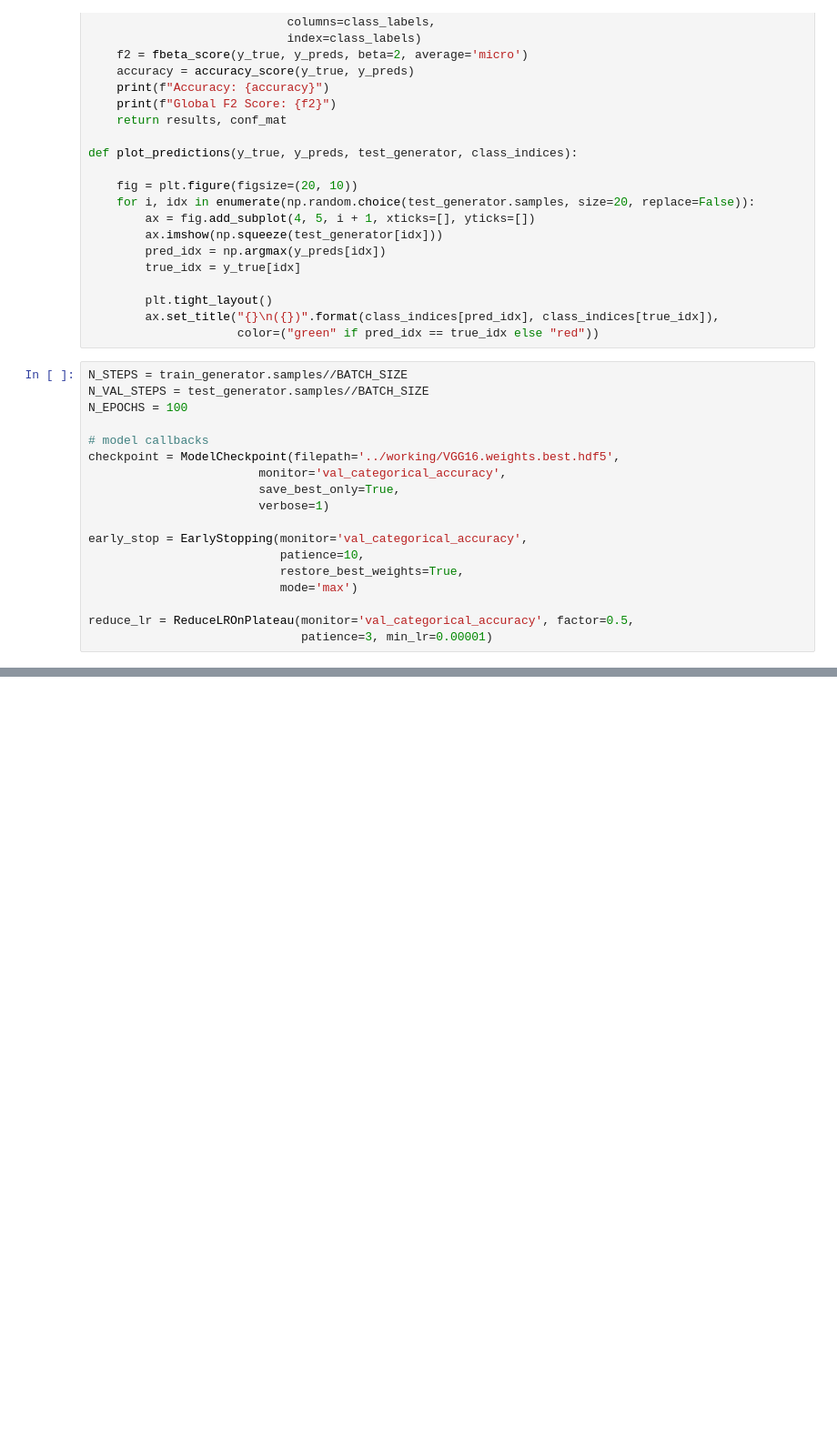
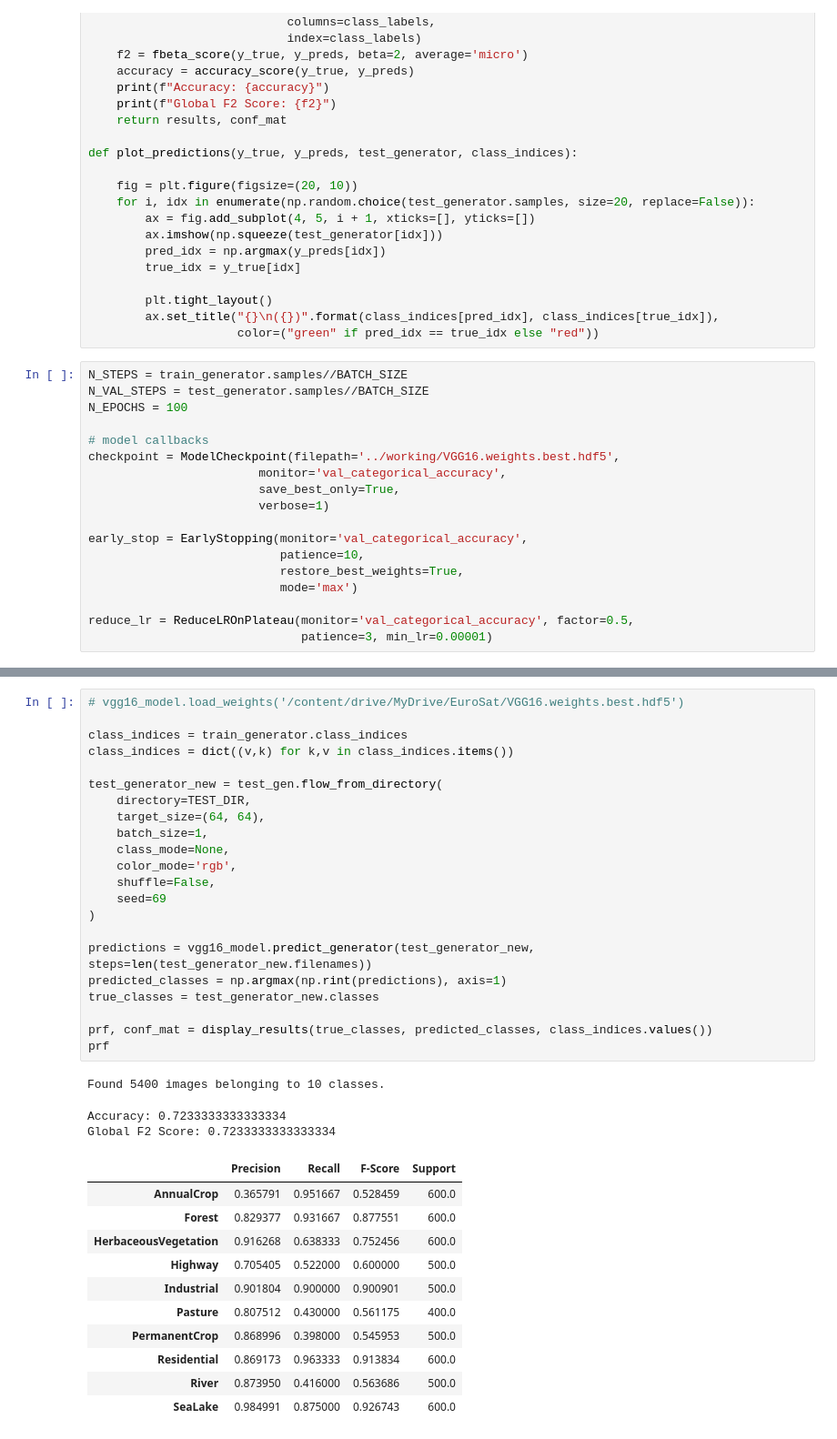
Before and after one commit to Elangoraj/LandCover-Image-Classification, a Jupyter notebook: LandCover_Classification.ipynb, the cells around one changed output, grey strips where cells are left out. Shown at 91% size. Cells and saved outputs as stored; diff of their text form; blank space fills up the shorter version.

```diff
--- a/LandCover_Classification.ipynb
+++ b/LandCover_Classification.ipynb
@@ -367,0 +425,37 @@ reduce_lr = ReduceLROnPlateau(monitor='val_categorical_accuracy', factor=0.5,
+# %%
+# vgg16_model.load_weights('/content/drive/MyDrive/EuroSat/VGG16.weights.best.hdf5')
+
+class_indices = train_generator.class_indices
+class_indices = dict((v,k) for k,v in class_indices.items())
+
+test_generator_new = test_gen.flow_from_directory(
+    directory=TEST_DIR,
+    target_size=(64, 64),
+    batch_size=1,
+    class_mode=None,
+    color_mode='rgb',
+    shuffle=False,
+    seed=69
+)
+
+predictions = vgg16_model.predict_generator(test_generator_new, steps=len(test_generator_new.filenames))
+predicted_classes = np.argmax(np.rint(predictions), axis=1)
+true_classes = test_generator_new.classes
+
+prf, conf_mat = display_results(true_classes, predicted_classes, class_indices.values())
+prf
+# %% [output]
+Found 5400 images belonging to 10 classes.
+Accuracy: 0.7233333333333334
+Global F2 Score: 0.7233333333333334
+|  | Precision | Recall | F-Score | Support |
+| AnnualCrop | 0.365791 | 0.951667 | 0.528459 | 600.0 |
+| Forest | 0.829377 | 0.931667 | 0.877551 | 600.0 |
+| HerbaceousVegetation | 0.916268 | 0.638333 | 0.752456 | 600.0 |
+| Highway | 0.705405 | 0.522000 | 0.600000 | 500.0 |
+| Industrial | 0.901804 | 0.900000 | 0.900901 | 500.0 |
+| Pasture | 0.807512 | 0.430000 | 0.561175 | 400.0 |
+| PermanentCrop | 0.868996 | 0.398000 | 0.545953 | 500.0 |
+| Residential | 0.869173 | 0.963333 | 0.913834 | 600.0 |
+| River | 0.873950 | 0.416000 | 0.563686 | 500.0 |
+| SeaLake | 0.984991 | 0.875000 | 0.926743 | 600.0 |
```
Also changed, not shown: parts of 9 cells of this notebook.
